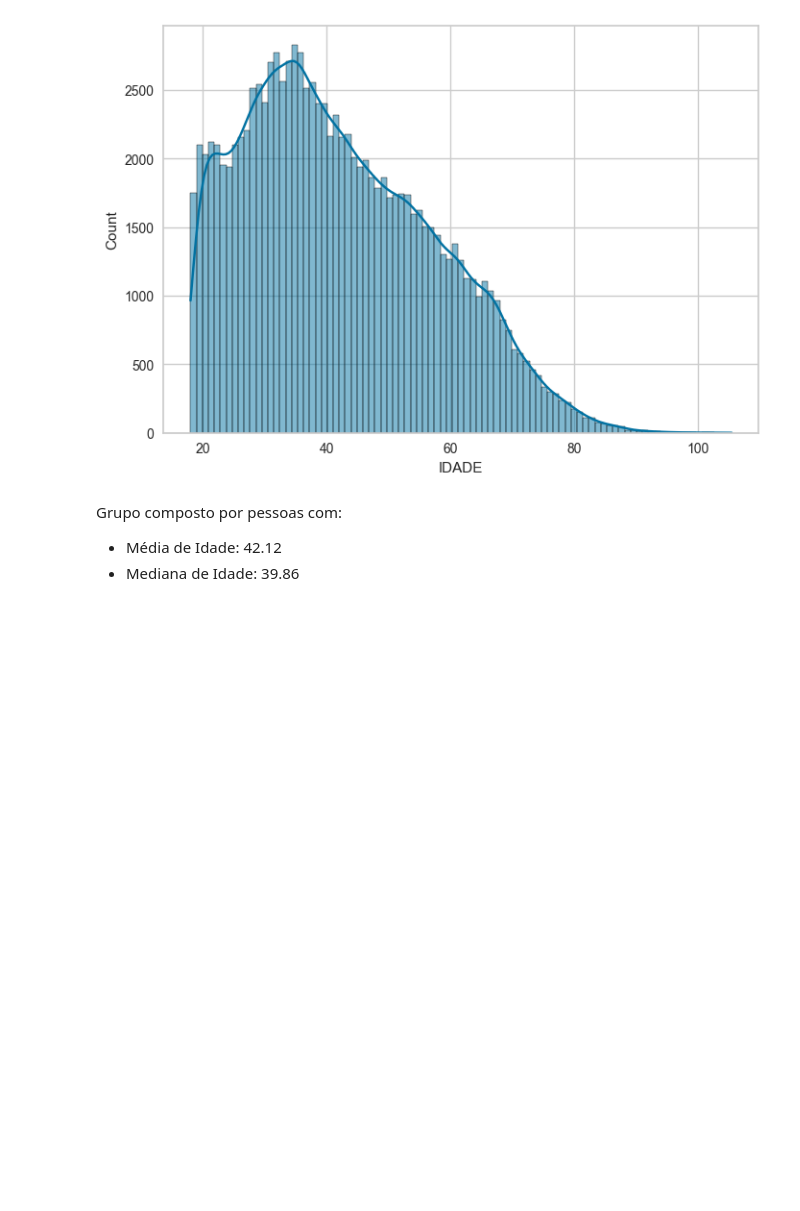
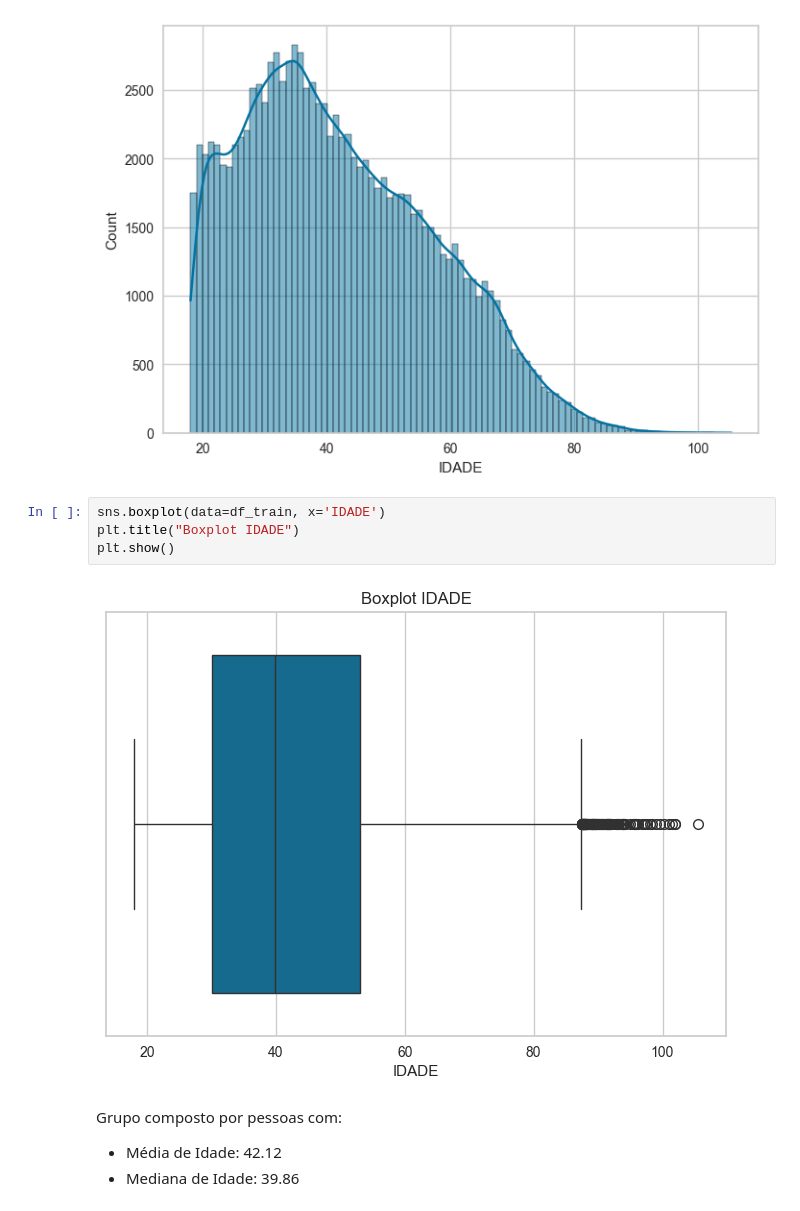
Before and after one commit to eudesgccunha/challenge-data-scientist-neurolake, a Jupyter notebook: credit/notebooks/credit_risk_analysis_tmp.ipynb, the cells around one changed output. Cells and saved outputs as stored; diff of their text form; blank space fills up the shorter version.

```diff
--- a/credit/notebooks/credit_risk_analysis_tmp.ipynb
+++ b/credit/notebooks/credit_risk_analysis_tmp.ipynb
@@ -207,6 +207,12 @@ sns.histplot(df_train, x='IDADE', kde=True)
 # %% [output]
 <Axes: xlabel='IDADE', ylabel='Count'>
 [figure]
+# %%
+sns.boxplot(data=df_train, x='IDADE')
+plt.title("Boxplot IDADE")
+plt.show()
+# %% [output]
+[figure, added]
 # %% [markdown]
 Grupo composto por pessoas com:
 - Média de Idade: 42.12
```
Also changed, not shown: parts of 31 cells of this notebook.
